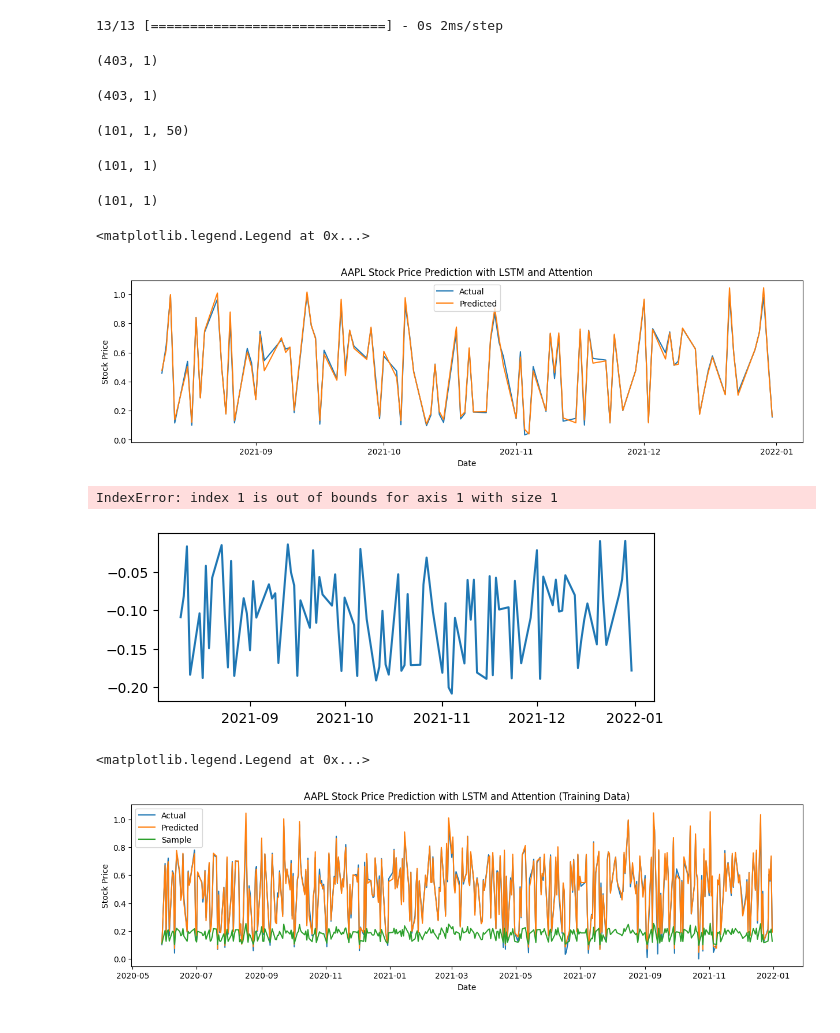
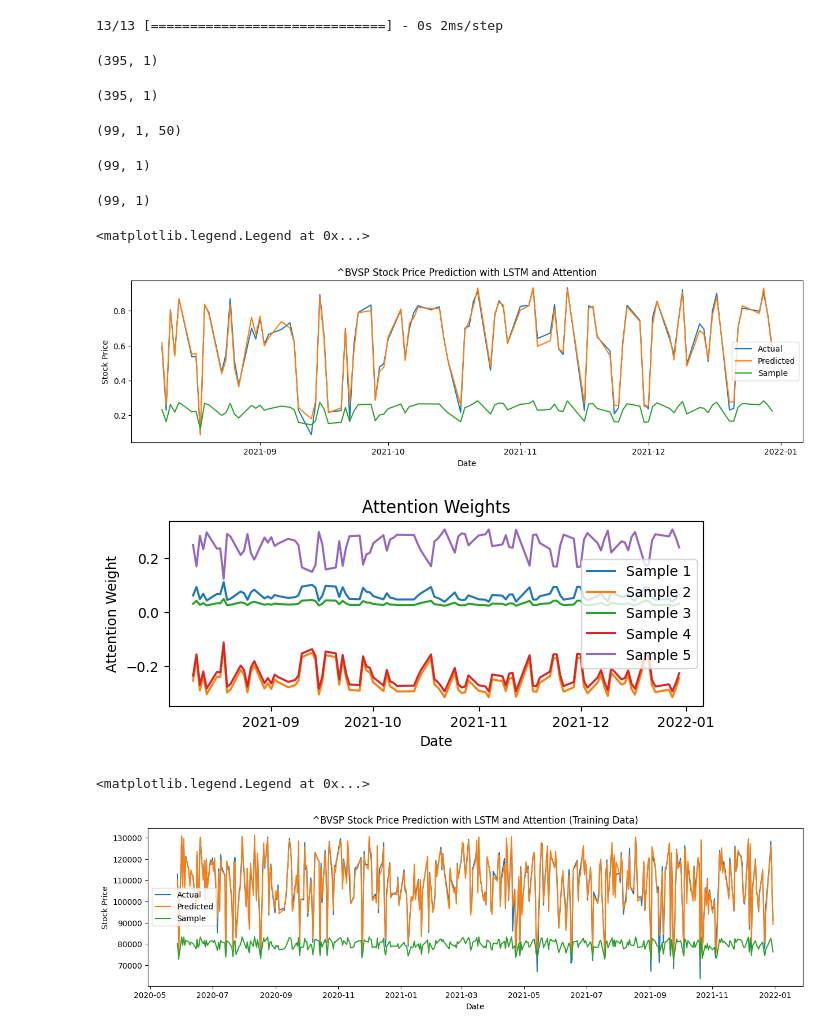
Before and after one commit to marreapato/Forecasting_Paper_XAI, a Jupyter notebook: antehoc/AttentionWeightsTrying.ipynb, the cells around one changed output. Cells and saved outputs as stored; diff of their text form; code cells hidden in the pictures.

```diff
--- a/antehoc/AttentionWeightsTrying.ipynb
+++ b/antehoc/AttentionWeightsTrying.ipynb
@@ -11,7 +11,7 @@ from tensorflow.keras.models import Model
 from tensorflow.keras.layers import Input, LSTM, Dense, Attention, Concatenate
 
 # Download stock data using yfinance
-symbol = "AAPL"
+symbol = "^BVSP"
 data = yf.download(symbol, start="2020-01-01", end="2022-01-01")
 df = pd.DataFrame(data['Adj Close'])
 
@@ -76,23 +76,23 @@ train_predictions, train_attention_weights = model.predict(X_train)
 # %%
 train_attention_weights[:,:,0].shape
 # %% [output]
-(403, 1)
+(395, 1)
 # %%
 y_train.shape
 # %% [output]
-(403, 1)
+(395, 1)
 # %%
 attention_weights.shape
 # %% [output]
-(101, 1, 50)
+(99, 1, 50)
 # %%
 predictions.reshape(-1,1).shape
 # %% [output]
-(101, 1)
+(99, 1)
 # %%
 y_test.shape
 # %% [output]
-(101, 1)
+(99, 1)
 # %%
 ## Inverse transform the predictions and actual values to get them in the original scale
 ##predictions = scaler.inverse_transform(predictions)
@@ -105,45 +105,45 @@ plt.figure(figsize=(15, 8))
 plt.subplot(2, 1, 1)
 plt.plot(df.index[-len(y_test):], y_test, label='Actual')
 plt.plot(df.index[-len(predictions):], predictions.reshape(-1,1), label='Predicted')
+plt.plot( df.index[-len(attention_weights):], attention_weights[:,:,49], label='Sample')
 plt.title(f'{symbol} Stock Price Prediction with LSTM and Attention')
 plt.xlabel('Date')
 plt.ylabel('Stock Price')
 plt.legend()
 # %% [output]
 <matplotlib.legend.Legend at 0x...>
-[figure, old version]
+[figure, new version]
 # %%
 # Plotting attention weights
 plt.subplot(2, 1, 2)
 for i in range(5):  # Plot attention weights for the first 5 samples in the test set
-    plt.plot(df.index[-len(attention_weights):], attention_weights[:, i, 0], label=f'Sample {i + 1}')
+    plt.plot(df.index[-len(attention_weights):], attention_weights[:, :, i], label=f'Sample {i + 1}')
 
 plt.title('Attention Weights')
 plt.xlabel('Date')
 plt.ylabel('Attention Weight')
 plt.legend()
 
 plt.tight_layout()
 plt.show()
 # %% [output]
-IndexError: index 1 is out of bounds for axis 1 with size 1
-[figure, old version]
+[figure, new version]
 # %%
 # Plot the attention weights for the training data
 plt.figure(figsize=(15, 8))
 
 # Plotting actual vs predicted stock prices
 plt.subplot(2, 1, 1)
-plt.plot(df.index[-len(y_train):], y_train, label='Actual')
-plt.plot(df.index[-len(train_predictions):], train_predictions.reshape(-1,1), label='Predicted')
-plt.plot( df.index[-len(train_attention_weights):], train_attention_weights[:,:,49], label='Sample')
+plt.plot(df.index[-len(y_train):], scaler.inverse_transform(y_train), label='Actual')
+plt.plot(df.index[-len(train_predictions):], scaler.inverse_transform(train_predictions.reshape(-1,1)), label='Predicted')
+plt.plot( df.index[-len(train_attention_weights):], scaler.inverse_transform(train_attention_weights[:,:,49]), label='Sample')
 plt.title(f'{symbol} Stock Price Prediction with LSTM and Attention (Training Data)')
 plt.xlabel('Date')
 plt.ylabel('Stock Price')
 plt.legend()
 # %% [output]
 <matplotlib.legend.Legend at 0x...>
-[figure, old version]
+[figure, new version]
 # %%
 # Plotting attention weights for the training data
 plt.subplot(2, 1, 2)
```
Also changed, not shown: parts of 7 cells of this notebook.
